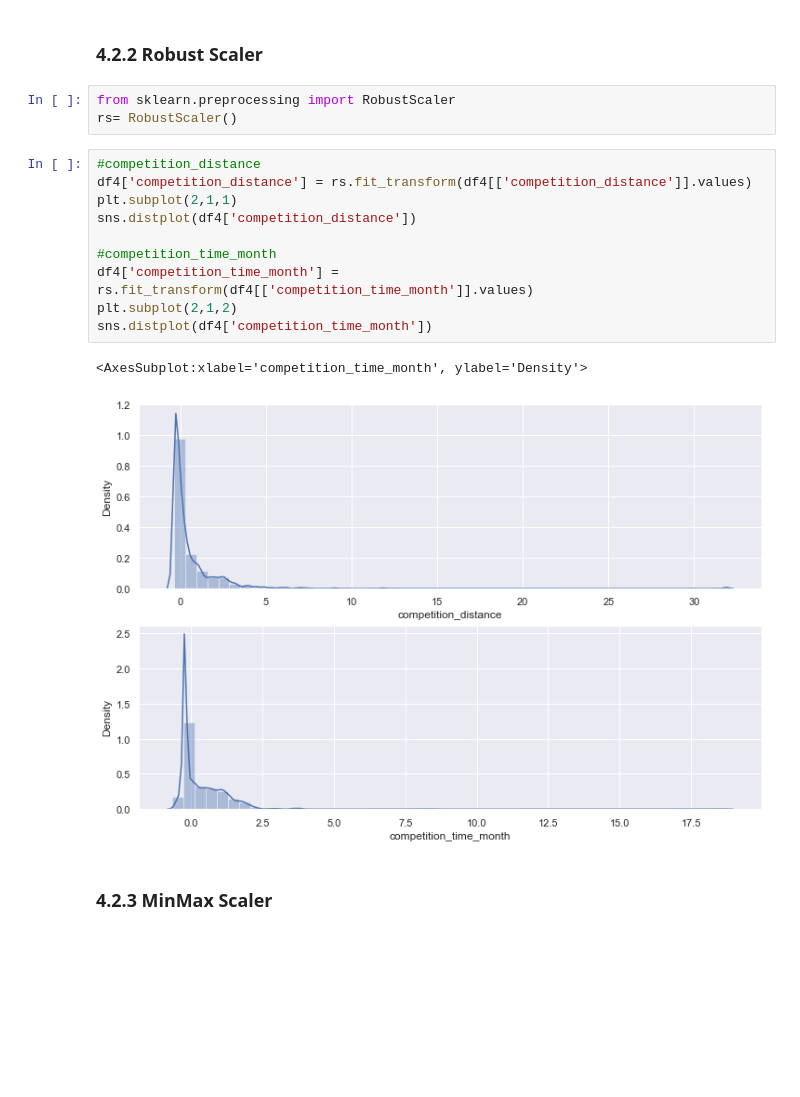
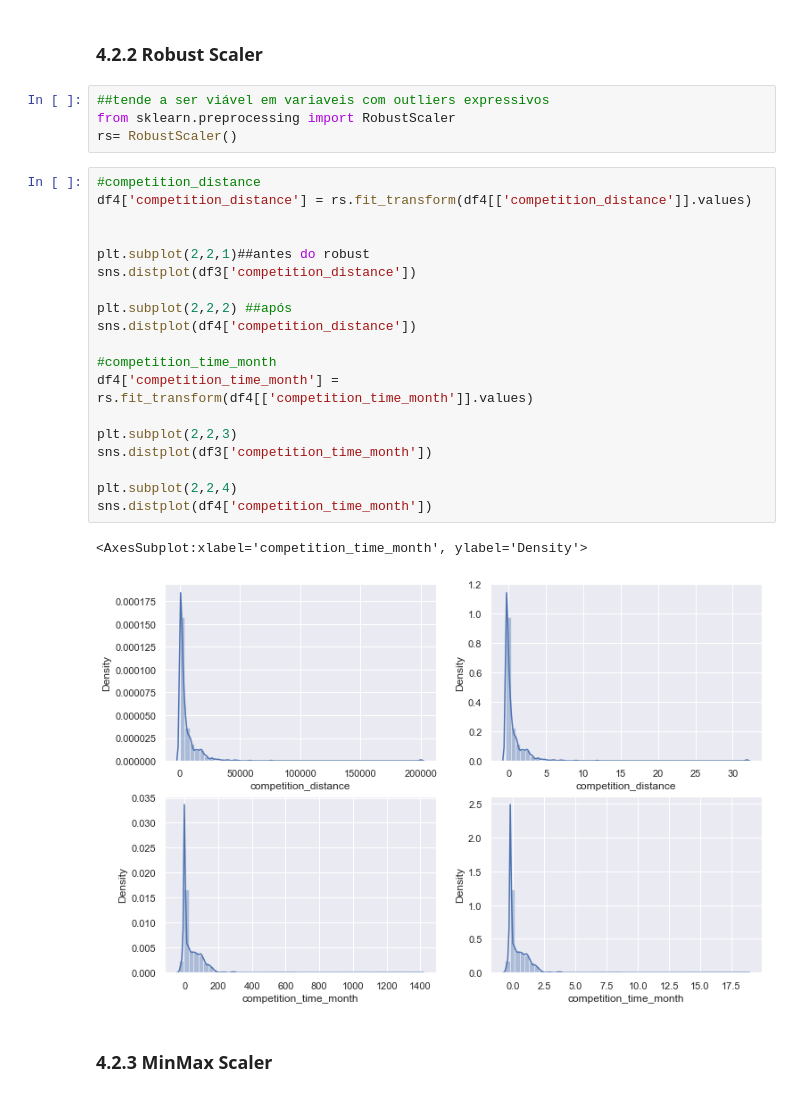
Before and after one commit to danjaca/predicting_sales_rossmann, a Jupyter notebook: Rossmann_predict_sales.ipynb, the cells around one changed output. Drawn from its saved outputs; the diff is of its cells as text; blank space fills up the shorter version.

```diff
--- a/Rossmann_predict_sales.ipynb
+++ b/Rossmann_predict_sales.ipynb
@@ -973,21 +998,31 @@ sns.boxplot(df4['promo_time_week'])
 # %% [markdown]
 ### 4.2.2 Robust Scaler
 # %%
+##tende a ser viável em variaveis com outliers expressivos
 from sklearn.preprocessing import RobustScaler
 rs= RobustScaler()
 # %%
 #competition_distance
 df4['competition_distance'] = rs.fit_transform(df4[['competition_distance']].values)
-plt.subplot(2,1,1)
+
+
+plt.subplot(2,2,1)##antes do robust
+sns.distplot(df3['competition_distance'])
+
+plt.subplot(2,2,2) ##após
 sns.distplot(df4['competition_distance'])
 
 #competition_time_month
 df4['competition_time_month'] = rs.fit_transform(df4[['competition_time_month']].values)
-plt.subplot(2,1,2)
+
+plt.subplot(2,2,3)
+sns.distplot(df3['competition_time_month'])
+
+plt.subplot(2,2,4)
 sns.distplot(df4['competition_time_month'])
 # %% [output]
 <AxesSubplot:xlabel='competition_time_month', ylabel='Density'>
-[figure, old version]
+[figure, new version]
 # %% [markdown]
 ### 4.2.3 MinMax Scaler
 # %%
```
Also changed, not shown: parts of 32 cells of this notebook.
